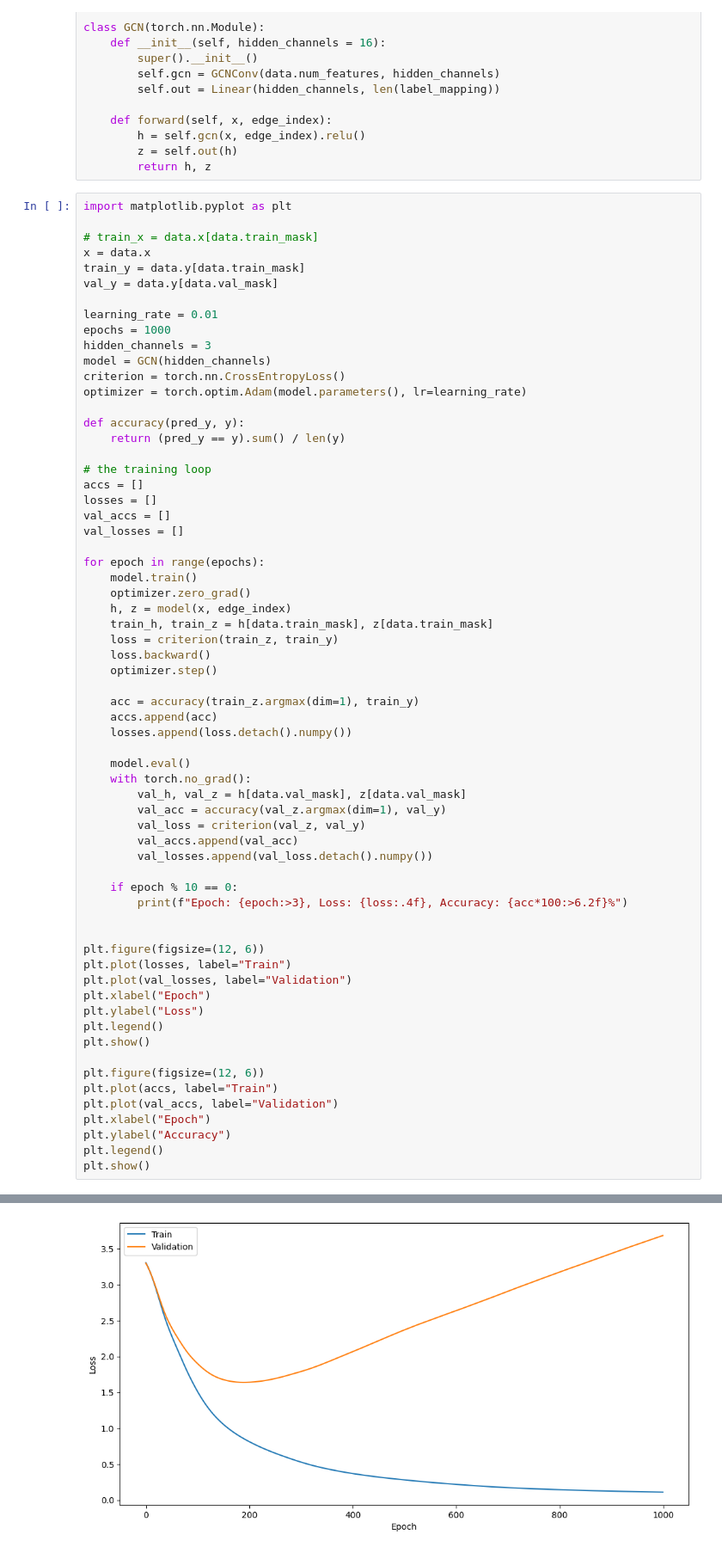
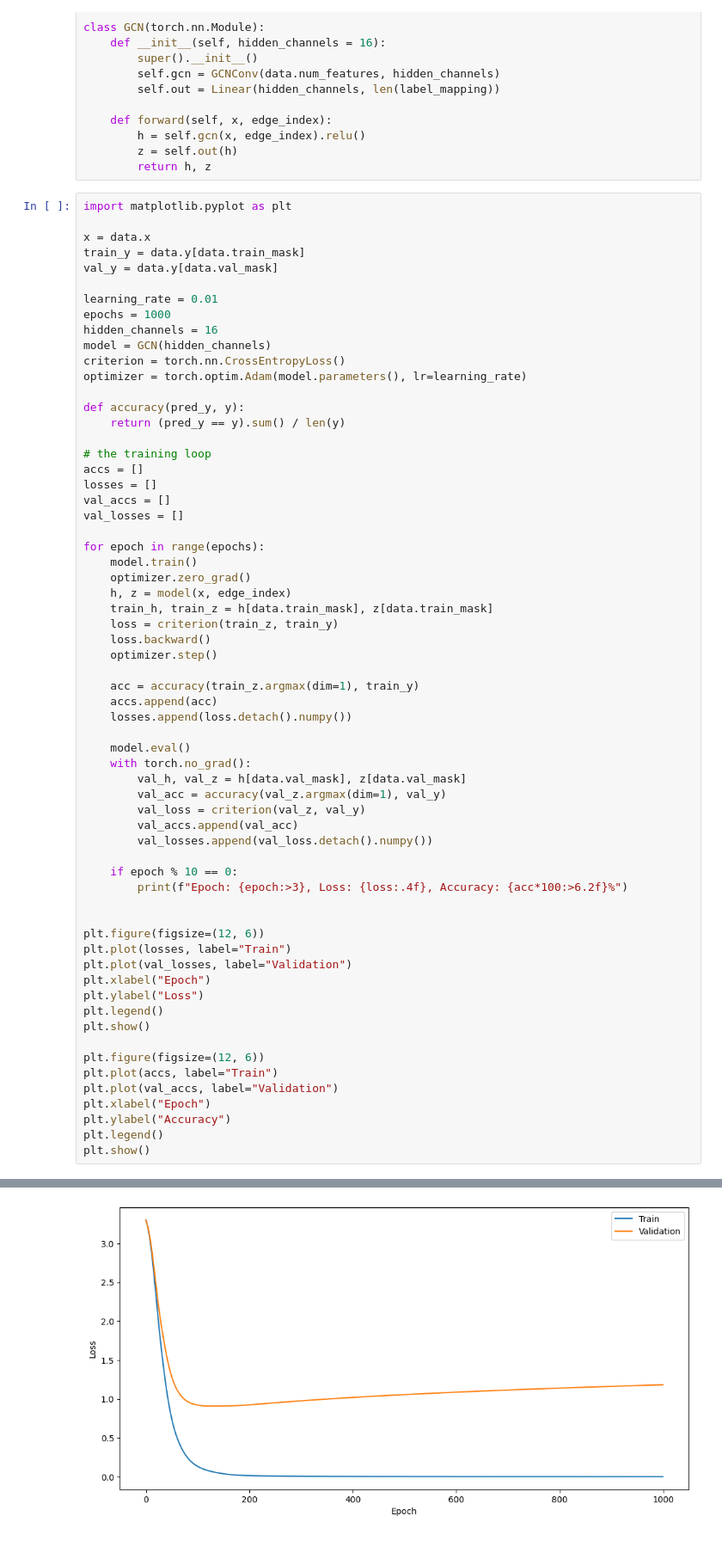
Before and after one commit to Acomage/PRLab2, a Jupyter notebook: graph_nn/GCN.ipynb, the cells around one changed output, grey strips where cells are left out. Shown at 86% size. Cells and saved outputs as stored; diff of their text form.

```diff
--- a/graph_nn/GCN.ipynb
+++ b/graph_nn/GCN.ipynb
@@ -102,14 +102,13 @@ class GCN(torch.nn.Module):
 # %%
 import matplotlib.pyplot as plt
 
-# train_x = data.x[data.train_mask]
 x = data.x
 train_y = data.y[data.train_mask]
 val_y = data.y[data.val_mask]
 
 learning_rate = 0.01
 epochs = 1000
-hidden_channels = 3
+hidden_channels = 16
 model = GCN(hidden_channels)
 criterion = torch.nn.CrossEntropyLoss()
 optimizer = torch.optim.Adam(model.parameters(), lr=learning_rate)
@@ -184 +183 @@ Epoch: 990, Loss: 0.1103, Accuracy:  97.76%
-[figure, old version]
+[figure, new version]
```
Also changed, not shown: parts of 1 cell of this notebook.
